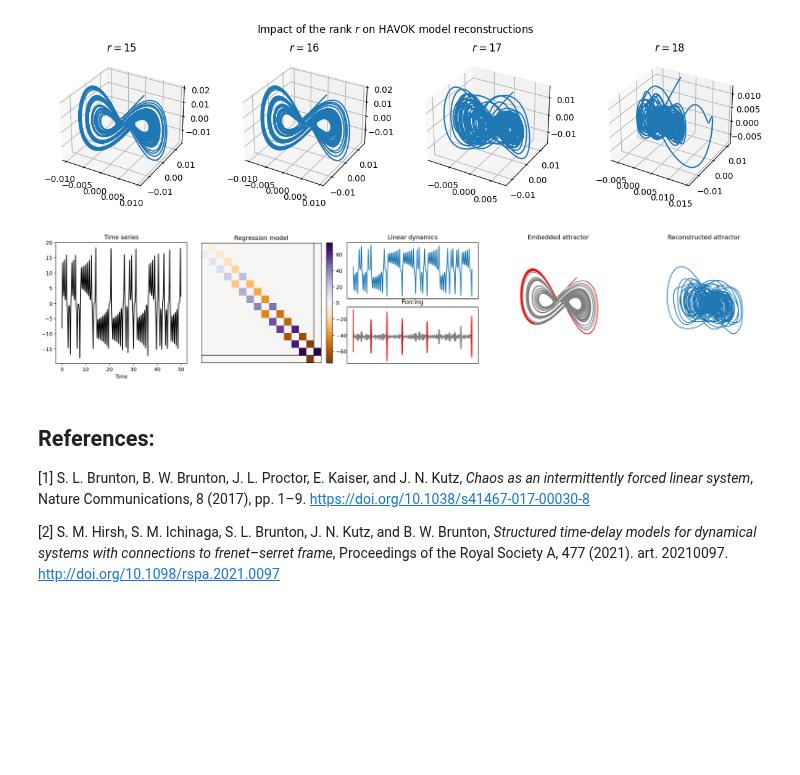
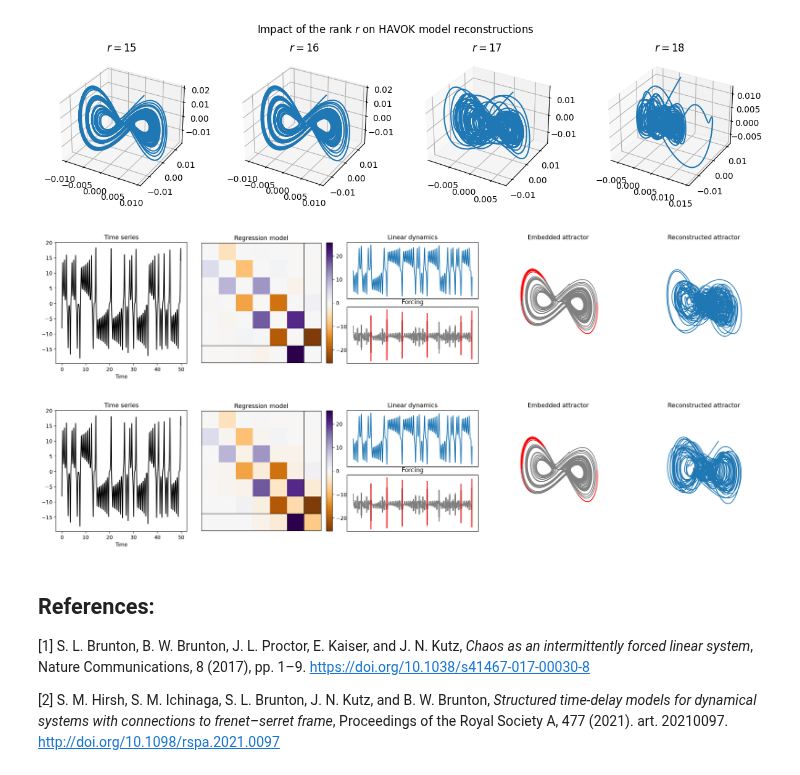
Before and after one commit to PyDMD/PyDMD, a Jupyter notebook: tutorials/tutorial19/tutorial-19-havok.ipynb, the cells around one changed output. Saved outputs shown, nothing was run; the diff lists cells and outputs as text; code cells hidden in the pictures; blank space fills up the shorter version.

Commit message:
sHAVOK first order

```diff
--- a/tutorials/tutorial19/tutorial-19-havok.ipynb
+++ b/tutorials/tutorial19/tutorial-19-havok.ipynb
@@ -230,10 +233,14 @@ plt.show()
 [figure]
 [figure]
 # %%
-havok = HAVOK(svd_rank=16, delays=100, structured=True).fit(x, t)
+havok = HAVOK(svd_rank=7, delays=20).fit(x[::10], t[::10])
 havok.plot_summary()
+
+havok = HAVOK(svd_rank=7, delays=20, structured=True).fit(x[::10], t[::10])
+havok.plot_summary()
 # %% [output]
-[figure, old version]
+[figure, new version]
+[figure, added]
 # %% [markdown]
 ## References:
 
```
Also changed, not shown: parts of 1 cell of this notebook, 1 other file.
